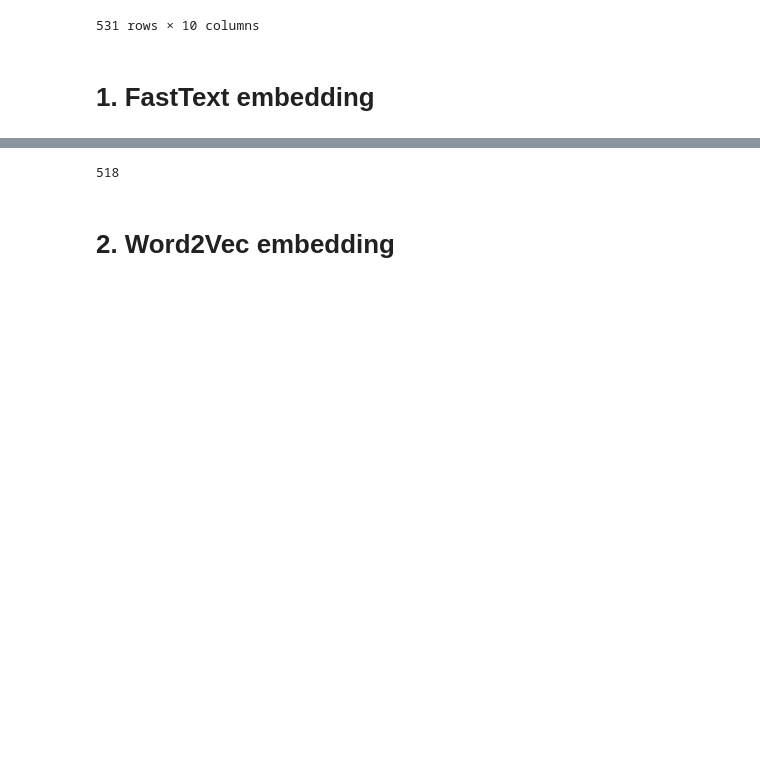
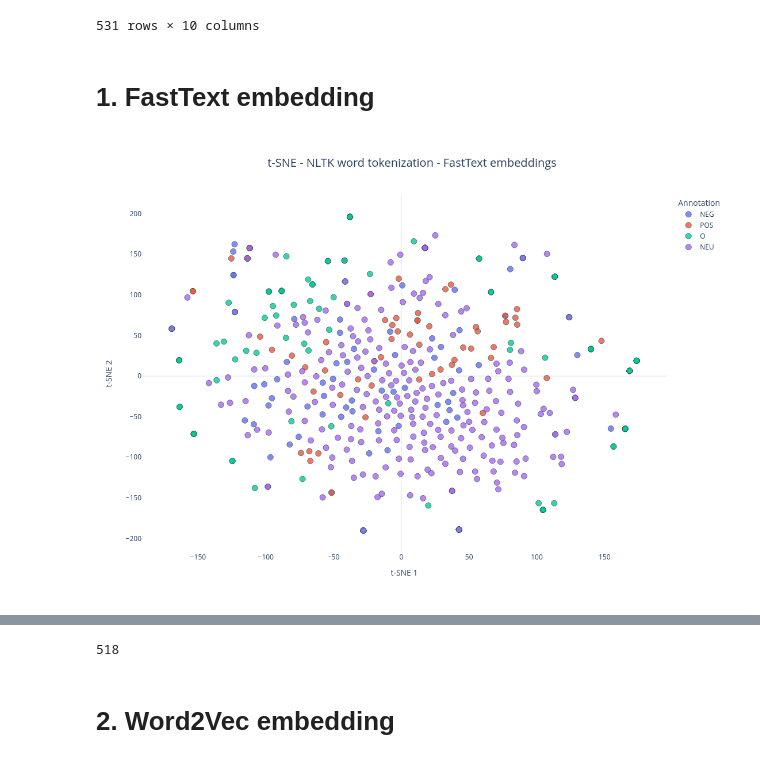
Before and after one commit to stethbo/nlp-winter2024, a Jupyter notebook: word_embeddings.ipynb, the cells around one changed output, grey strips where cells are left out. Saved outputs shown, nothing was run; the diff lists cells and outputs as text; code cells hidden in the pictures; blank space fills up the shorter version.

```diff
--- a/word_embeddings.ipynb
+++ b/word_embeddings.ipynb
@@ -108,30 +108,32 @@ vectors_fasttext_embedded = tsne_fasttext.fit_transform(vectors_fasttext)
 # %%
 fig = px.scatter(
     x=vectors_fasttext_embedded[:, 0],
     y=vectors_fasttext_embedded[:, 1],
     color=annotations_fasttext,
     hover_data={"word": words_used_fasttext, "annotation": annotations_fasttext},
     title="t-SNE - NLTK word tokenization - FastText embeddings",
     labels={"color": "Annotation", "x": "t-SNE 1", "y": "t-SNE 2"},
     color_continuous_scale=px.colors.sequential.Viridis,
     template="plotly_white",
 )
 
 fig.update_traces(
     marker=dict(size=10, opacity=0.8, line=dict(width=1, color="DarkSlateGrey"))
 )
 fig.update_layout(
     title_font_size=20,
     title_x=0.5,
     xaxis=dict(showgrid=False),
     yaxis=dict(showgrid=False),
     coloraxis_colorbar=dict(title="Annotation"),
     legend_title_text="Annotation",
-    width=1200,
+    width=1100,
     height=800,
 )
 
 fig.show()
+# %% [output]
+[figure, added]
 # %%
 fig = px.scatter(
     x=vectors_fasttext_embedded[:, 0],
```
Also changed, not shown: parts of 3 cells of this notebook, 2 other files.
